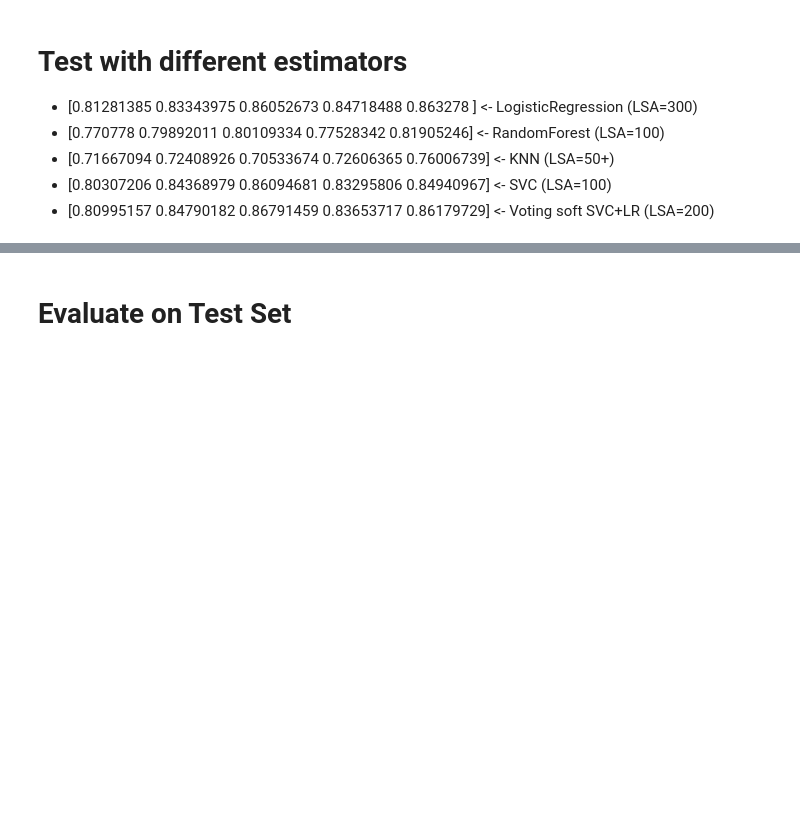
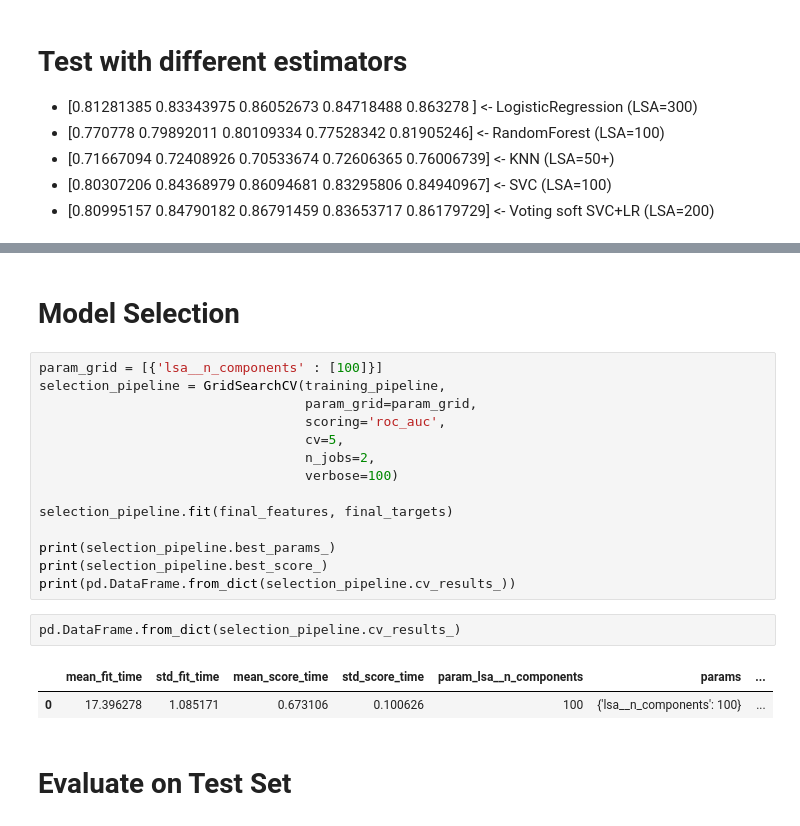
Before and after one commit to matteo4diani/reddit-nlp-demo, a Jupyter notebook: reddit-gender-classifier/reddit_gender_classifier.ipynb, the cells around one changed output, grey strips where cells are left out. Cells and saved outputs as stored; diff of their text form; blank space fills up the shorter version.

Commit message:
wip on model selection

```diff
--- a/reddit-gender-classifier/reddit_gender_classifier.ipynb
+++ b/reddit-gender-classifier/reddit_gender_classifier.ipynb
@@ -633,3 +626,24 @@ Component 098: +0.11*fucking +0.12*literally +0.11*things +0.14*would +0.11*year
 Component 099: +0.10*oh +0.11*only +0.18*point +0.16*then +0.21*used +0.11*K +0.10*j
+# %% [markdown]
+# Model Selection
+# %%
+param_grid = [{'lsa__n_components' : [100]}]
+selection_pipeline = GridSearchCV(training_pipeline,
+                                  param_grid=param_grid,
+                                  scoring='roc_auc',
+                                  cv=5,
+                                  n_jobs=2,
+                                  verbose=100)
+
+selection_pipeline.fit(final_features, final_targets)
+
+print(selection_pipeline.best_params_)
+print(selection_pipeline.best_score_)
+print(pd.DataFrame.from_dict(selection_pipeline.cv_results_))
+# %%
+pd.DataFrame.from_dict(selection_pipeline.cv_results_)
+# %% [output]
+|  | mean_fit_time | std_fit_time | mean_score_time | std_score_time | param_lsa__n_components | params | ... |
+| 0 | 17.396278 | 1.085171 | 0.673106 | 0.100626 | 100 | {'lsa__n_components': 100} | ... |
 # %% [markdown]
 # Evaluate on Test Set
```
Also changed, not shown: parts of 6 cells of this notebook, 1 other file.
